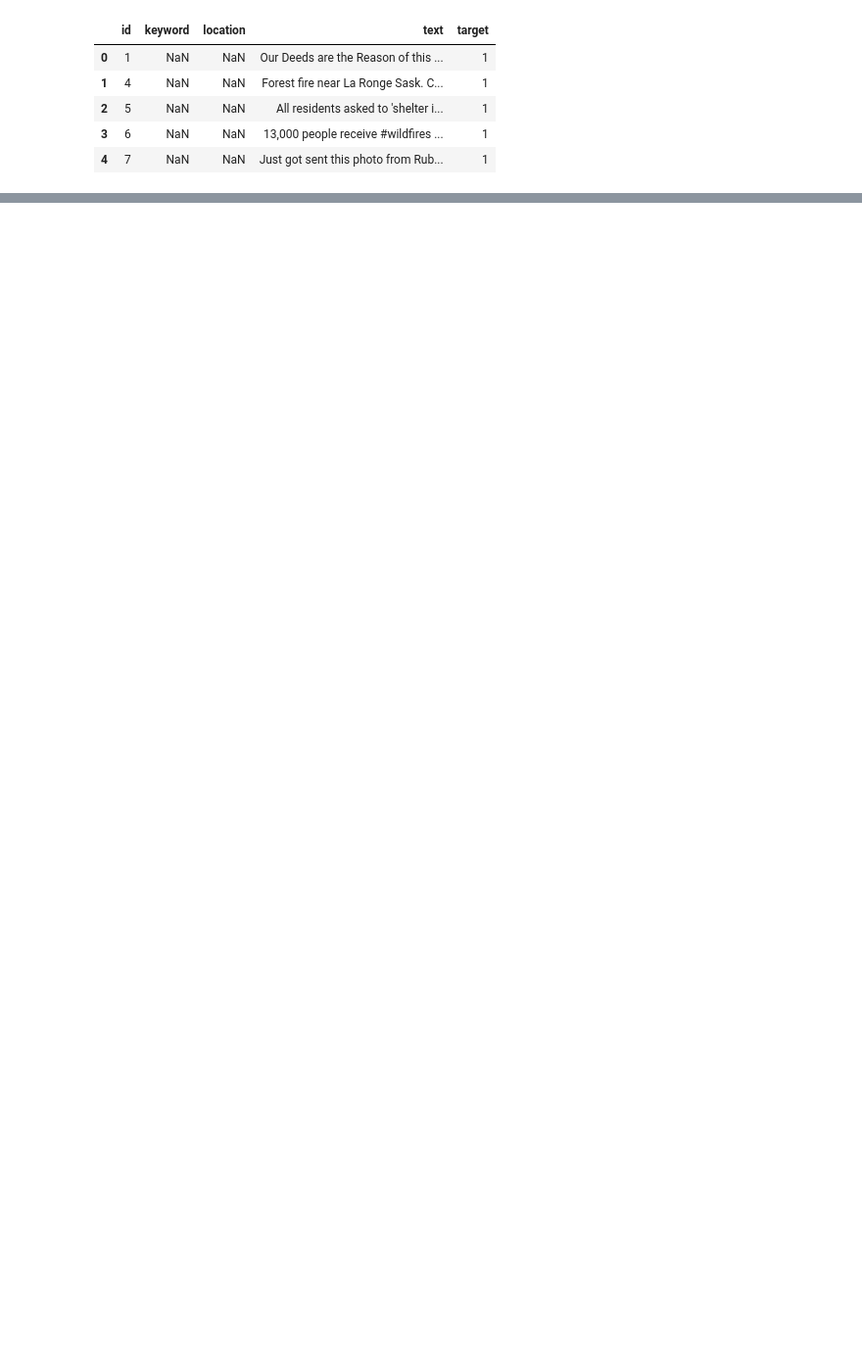
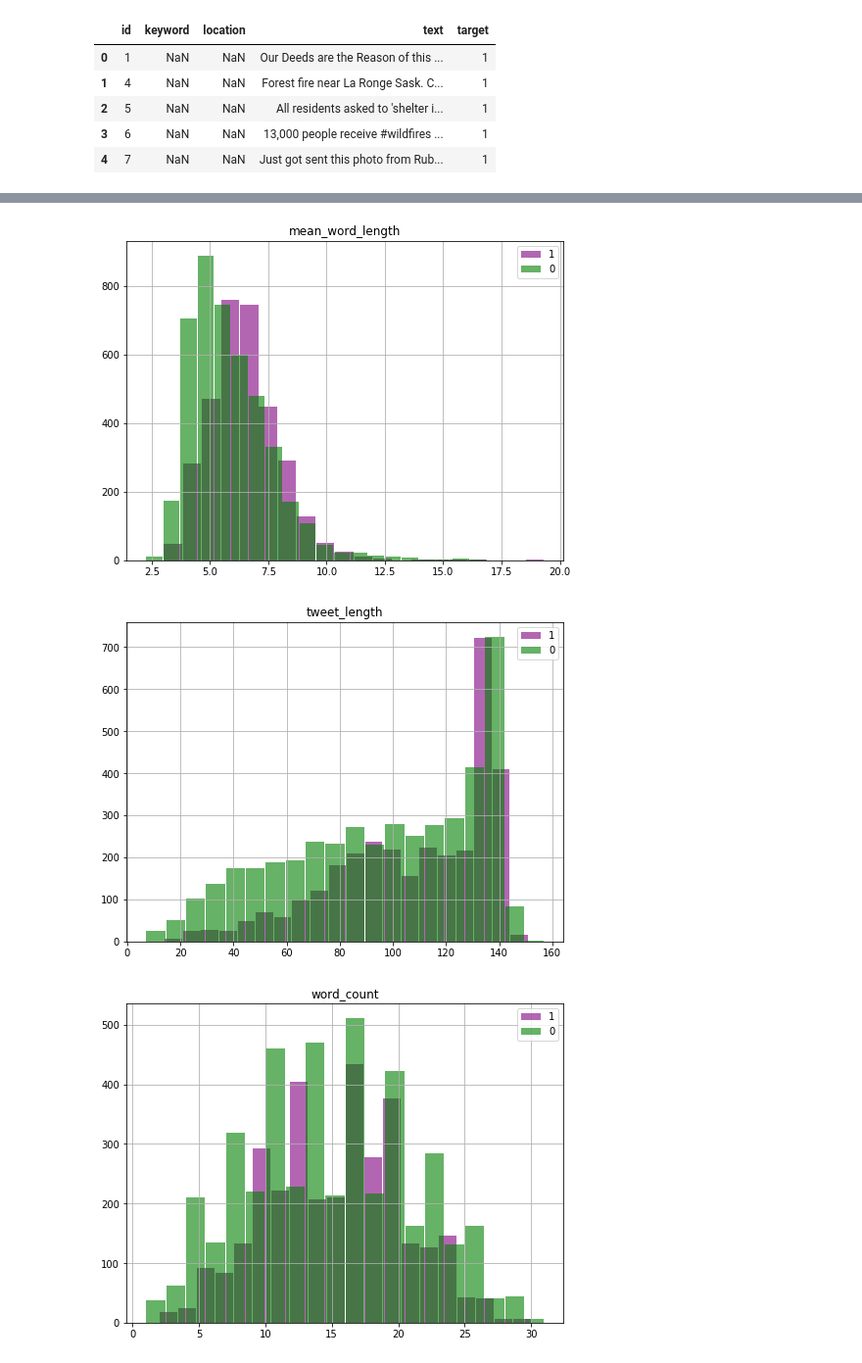
Before and after one commit to Velociraptorvelraptor/disaster-tweets, a Jupyter notebook: disaster_tweets.ipynb, the cells around one changed output, grey strips where cells are left out. Shown at 98% size. Saved outputs shown, nothing was run; the diff lists cells and outputs as text; code cells hidden in the pictures; blank space fills up the shorter version.

```diff
--- a/disaster_tweets.ipynb
+++ b/disaster_tweets.ipynb
@@ -15,0 +41,12 @@ data.head(5)
+# %%
+for column, row in data.items():
+    if column not in ["id", "keyword", "location", "text", "target"]:
+        plt.figure(figsize=[8,6])
+        plt.title(column)
+        data[column][data["target"]==1].hist(bins=20, color="purple", alpha=0.6, rwidth=0.95, label = "1")
+        data[column][data["target"]==0].hist(bins=20, color="green", alpha=0.6, rwidth=0.95, label = "0")
+        plt.legend()
+# %% [output]
+[figure, added]
+[figure, added]
+[figure, added]
```
Also changed, not shown: parts of 8 cells of this notebook.
